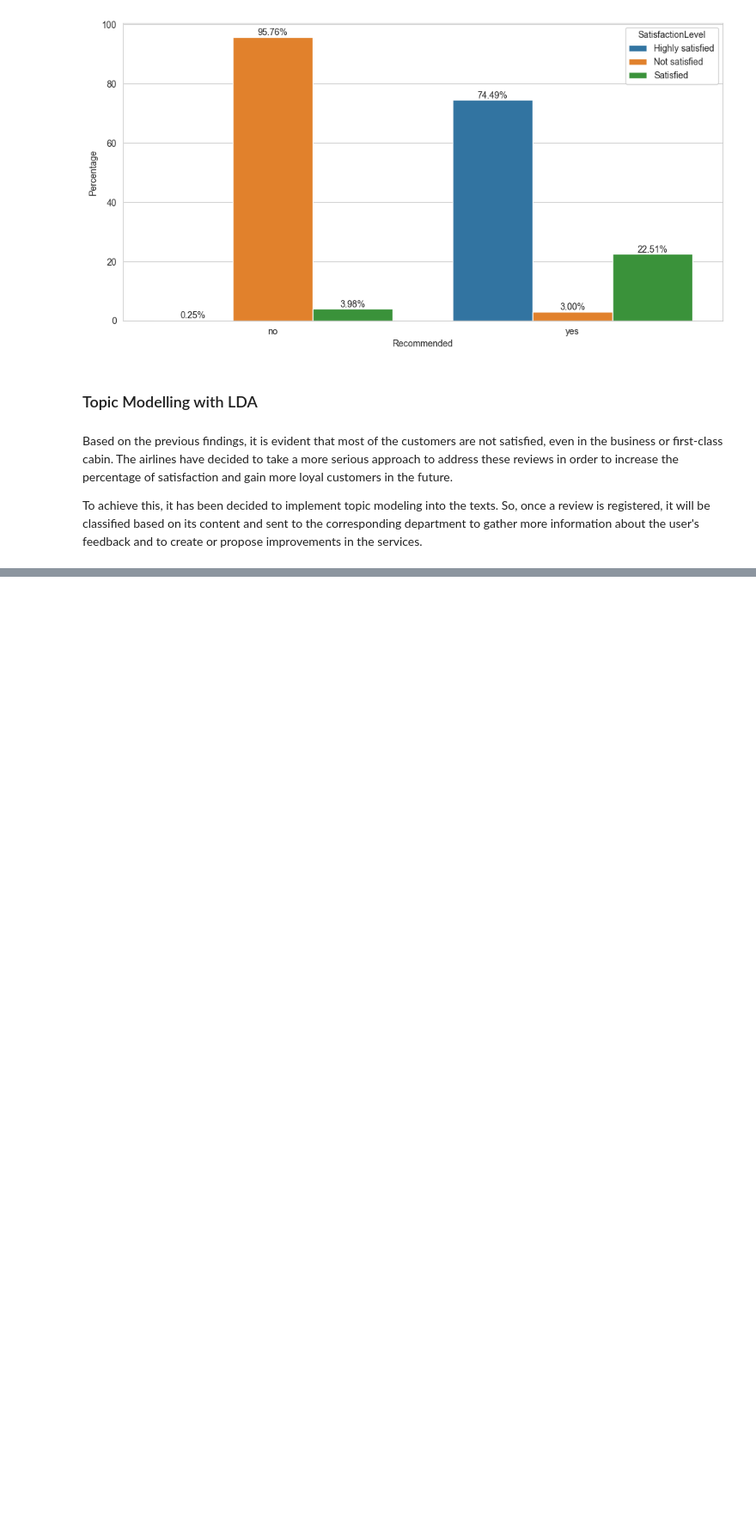
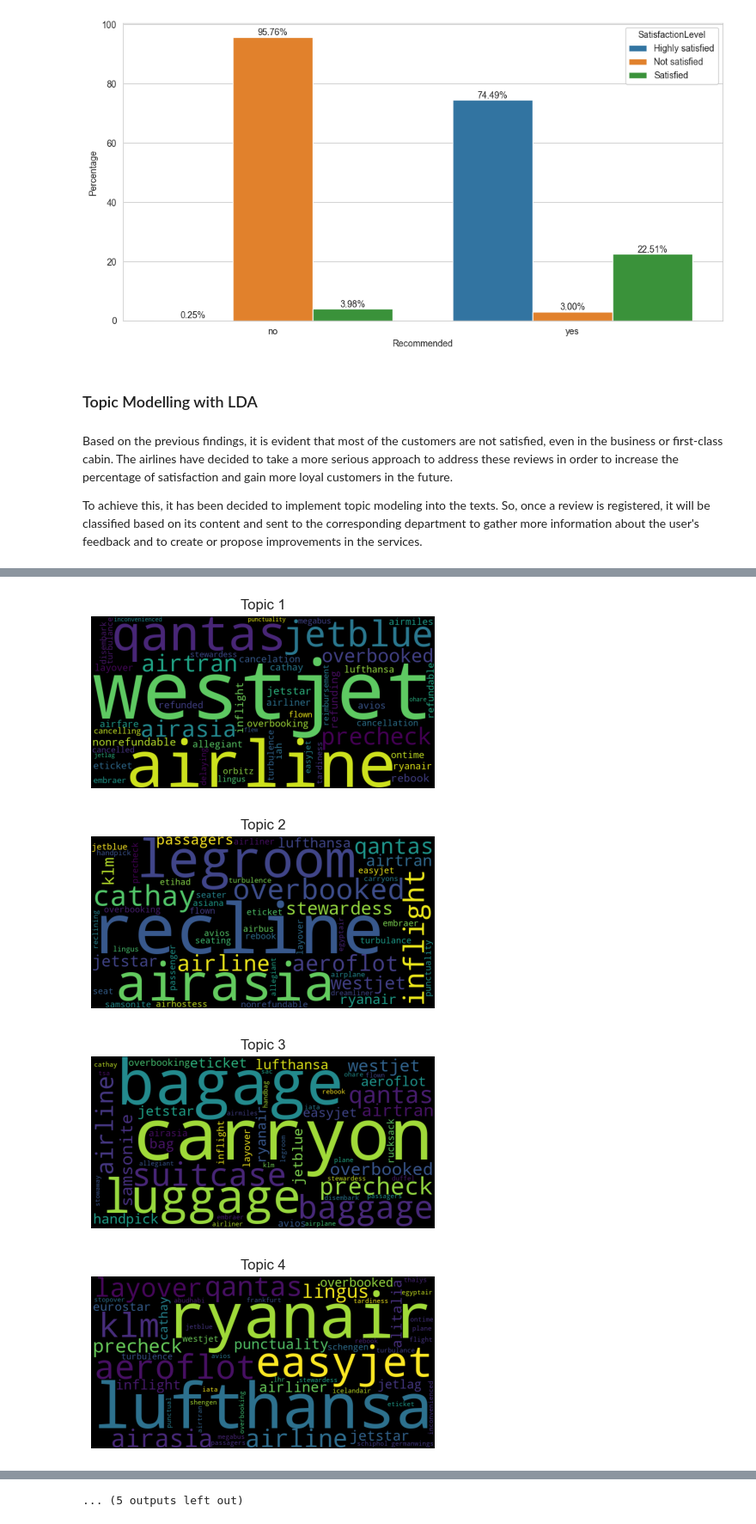
Before and after one commit to andeepl7/AppliedML, a Jupyter notebook: EDA- Airlines.ipynb, the cells around one changed output, grey strips where cells are left out. Shown at 86% size. Saved outputs shown, nothing was run; the diff lists cells and outputs as text; code cells hidden in the pictures; blank space fills up the shorter version.

```diff
--- a/EDA- Airlines.ipynb
+++ b/EDA- Airlines.ipynb
@@ -446,0 +488,7 @@ generate_word_cloud(adjectives, title="Word Cloud for Adjectives")
+# %%
+cleaned_reviews = not_satisfied_df['Review_clean'].tolist()
+# %%
+english_reviews = [review for review in cleaned_reviews if is_english(review)]
+# %%
+cleaned_reviews = [str(document) for document in english_reviews]
+len(cleaned_reviews)
@@ -446,0 +596,13 @@ generate_word_cloud(adjectives, title="Word Cloud for Adjectives")
+# %%
+# Getting the optimal number of topics
+num_topics = model.get_num_topics()
+
+# Printing the optimal number of topics
+print("Optimal number of topics:", num_topics)
+
+# Retrieve the topics
+topic_words, _, _ = model.get_topics(num_topics)
+
+# Print each topic
+for i, words in enumerate(topic_words):
+    print(f"Topic {i + 1}: {', '.join(words)}")
@@ -446,0 +628,22 @@ generate_word_cloud(adjectives, title="Word Cloud for Adjectives")
+# %%
+# Generating word clouds for each topic
+for i, words in enumerate(topic_words):
+    # Convert words list to single string
+    words_str = ' '.join(words)
+
+    wordcloud = WordCloud(width = 800, height = 400,
+                background_color ='black',
+                min_font_size = 10).generate_from_text(words_str)
+
+    # Ploting the word cloud for the topic
+    plt.figure(figsize = (4, 4), facecolor = None)
+    plt.imshow(wordcloud)
+    plt.axis("off")
+    plt.tight_layout(pad = 0)
+    plt.title(f"Topic {i+1}")
+    plt.show()
+# %% [output]
+[figure, added]
+[figure, added]
+[figure, added]
+[figure, added]
@@ -446,0 +658 @@ generate_word_cloud(adjectives, title="Word Cloud for Adjectives")
+... (5 outputs left out)
```
Also changed, not shown: parts of 28 cells of this notebook.
